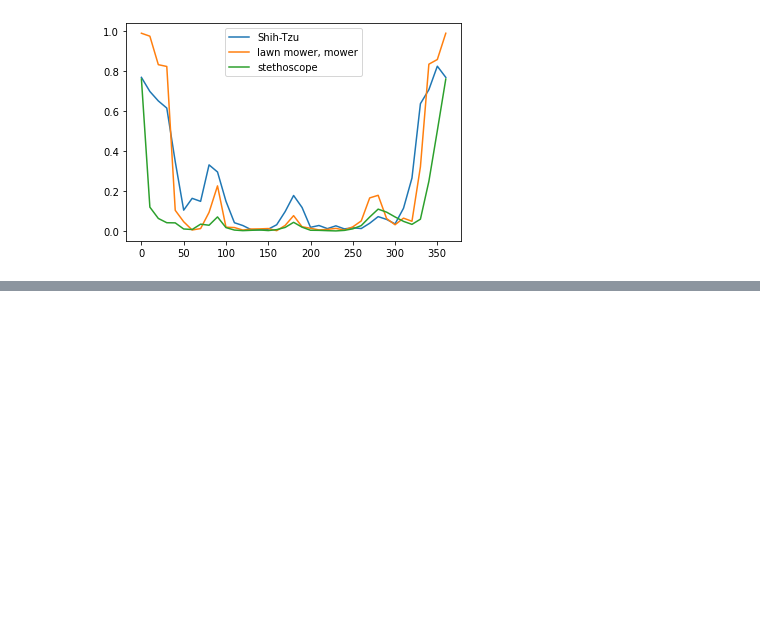
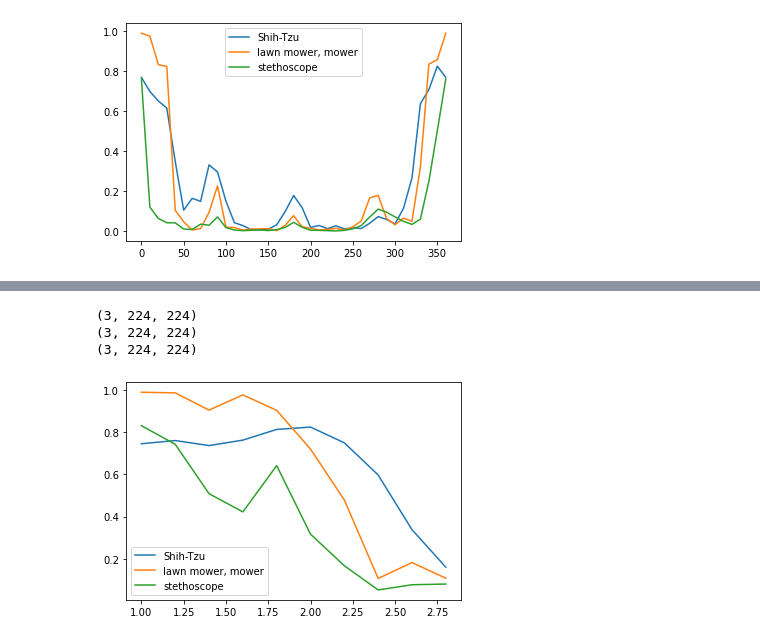
Before and after one commit to tathagatoroy/SMAI-Project, a Jupyter notebook: experiments/featureInvariance.ipynb, the cells around one changed output, grey strips where cells are left out. Cells and saved outputs as stored; diff of their text form; code cells hidden in the pictures; blank space fills up the shorter version.

```diff
--- a/experiments/featureInvariance.ipynb
+++ b/experiments/featureInvariance.ipynb
@@ -163,5 +198,5 @@ getTranslationInvariance(steth, model, b=50, d=3)
 # %%
-def getZoomInvariance(img,model, d=20, b=100):
+def getZoomInvariance(img,model, d=0.1, b=2):
     rots = getArrayOfZoom(img, d, b)
     _, class_= torch.max(model(img.float()).data, 1)
     graphZoom(rots, b, d, model, class_)
@@ -169,18 +204,30 @@ def getZoomInvariance(img,model, d=20, b=100):
 def getArrayOfZoom(img, d =20, b=100):
     imgNp = npIMG(img)
     arr = []
-    for thet in range(1,b+1, d):
-        im2 = np.zeros_like(imgNp)
-        im2[:-thet, :, :] = imgNp[thet:, :, :]
-        arr.append(torchIMG(im2))
+    h, w = imgNp.shape[:2]
+    for thet in np.arange(1,b, d):
+        marginH, marginW = int(h*(1-1/thet)//2), int(w*(1-1/thet)//2)
+        marginH+=1
+        marginW+=1
+        ret = imgNp[marginH:-marginH, marginW:-marginW]
+        arr.append(torchIMG(cv2.resize(ret, (h, w))))
     return arr
 
 def graphZoom(rots, b, d, model, label):
     rotConfArr = []
 
-    for ind, angle in enumerate(range(0, b, d)):
+    for ind, angle in enumerate(np.arange(1, b, d)):
         output = nn.functional.softmax(model(rots[ind].float()), dim=1)
         prob = output.tolist()[0][label]
         rotConfArr.append(prob)
-    plt.plot(range(0, b, d), rotConfArr, label=classes[label.item()])
+    plt.plot(np.arange(1, b, d), rotConfArr, label=classes[label.item()])
     plt.legend()
+# %%
+getZoomInvariance(shihTzu, model)
+getZoomInvariance(lawnMower, model)
+getZoomInvariance(steth, model)
+# %% [output]
+(3, 224, 224)
+(3, 224, 224)
+(3, 224, 224)
+[figure, added]
```
Also changed, not shown: parts of 13 cells of this notebook, 7 other files.
